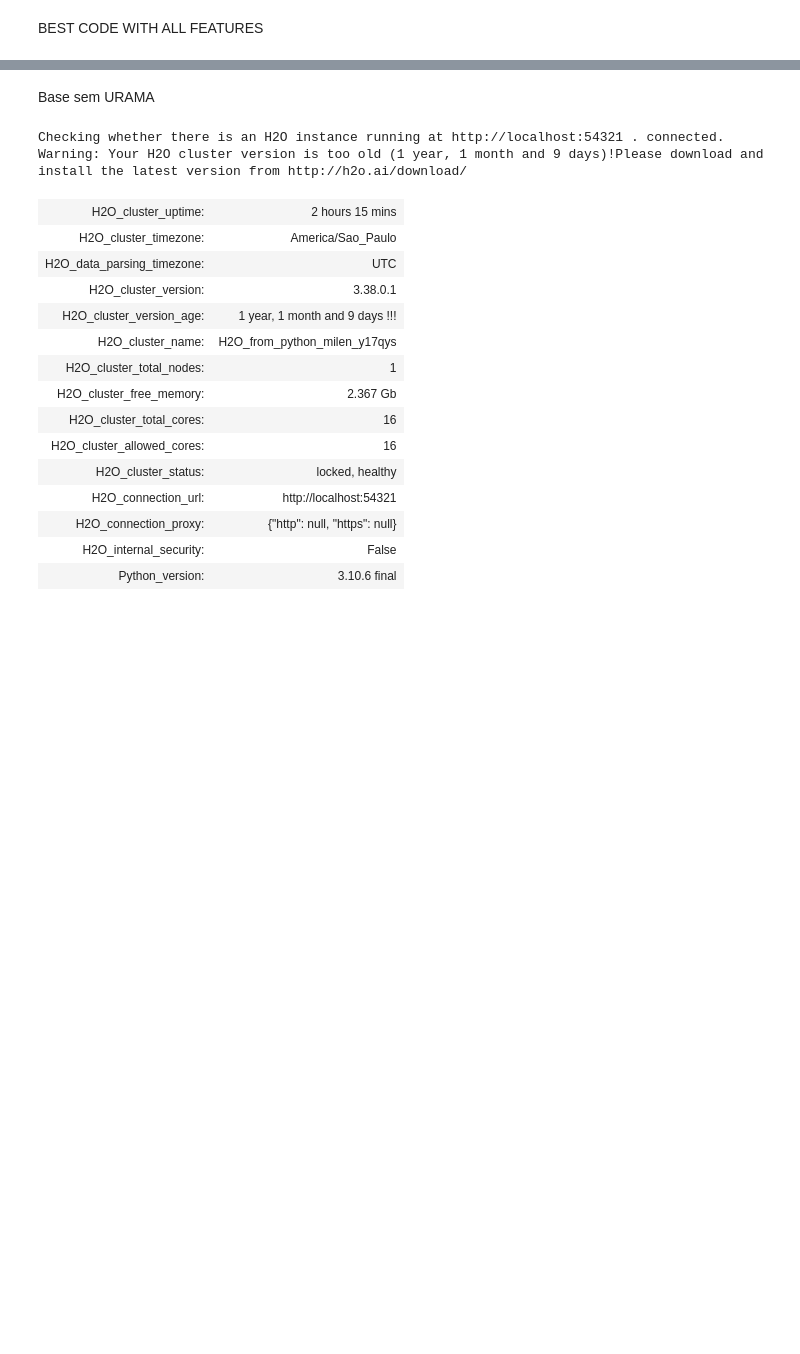
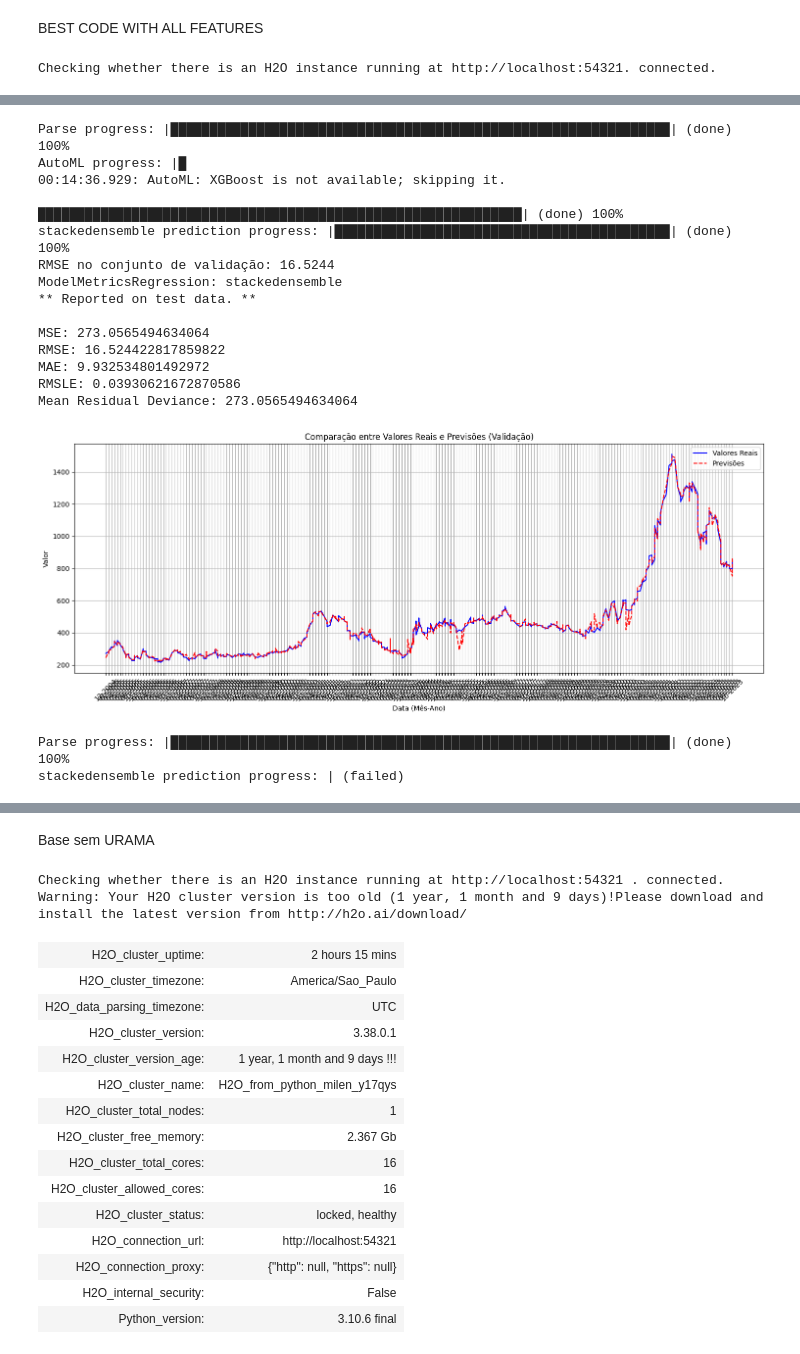
Before and after one commit to M1LENAFAR1A/Previsao_Diferenca_Pontos_Cafe, a Jupyter notebook: h2o.ipynb, the cells around one changed output, grey strips where cells are left out. Drawn from its saved outputs; the diff is of its cells as text; code cells hidden in the pictures; blank space fills up the shorter version.

```diff
--- a/h2o.ipynb
+++ b/h2o.ipynb
@@ -1,2 +1,63 @@
 # %% [markdown]
 BEST CODE WITH ALL FEATURES
+# %%
+import h2o
+import pandas as pd
+import matplotlib.pyplot as plt
+from h2o.automl import H2OAutoML
+
+# 2. Inicialização do H2O
+h2o.init()
+
+# 3. Carregue seus dados diretamente de um arquivo CSV para um H2OFrame
+path_to_csv = 'C:/Users/milen/OneDrive/Documentos/TCC/Bases/weater_base.csv'
+frame = h2o.import_file(path_to_csv)
+
+# 4. Divisão dos dados
+train, valid, test = frame.split_frame(ratios=[.7, .15])
+
+# 5. Construção do modelo
+y = "Preco_Real"
+x = frame.columns
+x.remove(y)
+x.remove("Data")
+
+aml = H2OAutoML(max_runtime_secs=300, seed=1)
+aml.train(x=x, y=y, training_frame=train, leaderboard_frame=valid)
+
+# 6. Previsões (somente no conjunto de validação)
+predictions_valid = aml.predict(valid)
+
+# 7. Avaliação do modelo (no conjunto de validação)
+performance_valid = aml.leader.model_performance(valid)
+rmse_valid = performance_valid.rmse()
+print(f"RMSE no conjunto de validação: {rmse_valid:.4f}")
+print(performance_valid)
+
+# 8. Combinação das previsões com os valores reais (somente no conjunto de validação)
+valid_with_predictions = valid.cbind(predictions_valid)
+actual_vs_predicted_valid = valid_with_predictions[["Data", y, "predict"]]
+df_actual_vs_predicted_valid = actual_vs_predicted_valid.as_data_frame()
+
+# Processar a coluna de datas
+df_actual_vs_predicted_valid['Data'] = pd.to_datetime(df_actual_vs_predicted_valid['Data'], unit='ms')
+df_actual_vs_predicted_valid['Mes_Ano'] = df_actual_vs_predicted_valid['Data'].dt.strftime('%m-%Y')
+
+# 9. Visualização das previsões vs valores reais (somente no conjunto de validação)
+dates = df_actual_vs_predicted_valid["Mes_Ano"].values
+real_values = df_actual_vs_predicted_valid[y].values
+predicted_values = df_actual_vs_predicted_valid["predict"].values
+
+plt.figure(figsize=(15, 6))
+plt.plot(dates, real_values, label="Valores Reais", color="blue")
+plt.plot(dates, predicted_values, label="Previsões", color="red", linestyle="--")
+plt.title("Comparação entre Valores Reais e Previsões (Validação)")
+plt.xlabel("Data (Mês-Ano)")
+plt.ylabel("Valor")
+plt.legend()
+plt.grid(True)
+plt.xticks(rotation=45)  # Rotaciona as datas para melhor visualização
+plt.tight_layout()  # Garante que as datas não fiquem sobrepostas
+plt.show()
+# %% [output]
+Checking whether there is an H2O instance running at http://localhost:54321. connected.
@@ -2,0 +79,18 @@ BEST CODE WITH ALL FEATURES
+Parse progress: |████████████████████████████████████████████████████████████████| (done) 100%
+AutoML progress: |█
+00:14:36.929: AutoML: XGBoost is not available; skipping it.
+
+██████████████████████████████████████████████████████████████| (done) 100%
+stackedensemble prediction progress: |███████████████████████████████████████████| (done) 100%
+RMSE no conjunto de validação: 16.5244
+ModelMetricsRegression: stackedensemble
+** Reported on test data. **
+
+MSE: 273.0565494634064
+RMSE: 16.524422817859822
+MAE: 9.932534801492972
+RMSLE: 0.03930621672870586
+Mean Residual Deviance: 273.0565494634064
+[figure, added]
+Parse progress: |████████████████████████████████████████████████████████████████| (done) 100%
+stackedensemble prediction progress: | (failed)
```
Also changed, not shown: parts of 7 cells of this notebook.
